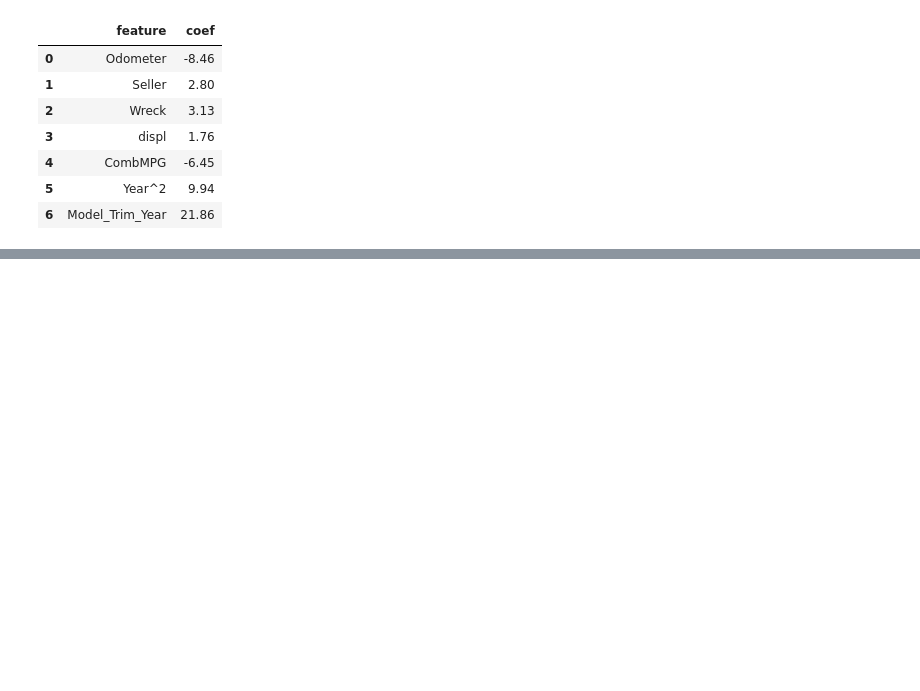
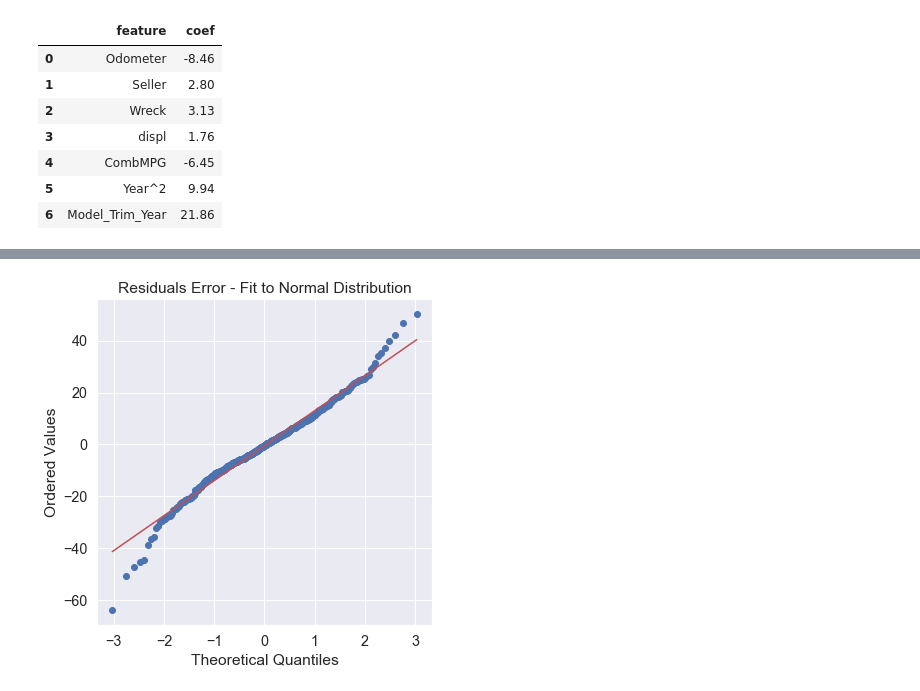
Before and after one commit to jkmackie/car_price_prediction, a Jupyter notebook: jupyter_notebooks/car_algo_final6.ipynb, the cells around one changed output, grey strips where cells are left out. Drawn from its saved outputs; the diff is of its cells as text; code cells hidden in the pictures; blank space fills up the shorter version.

```diff
--- a/jupyter_notebooks/car_algo_final6.ipynb
+++ b/jupyter_notebooks/car_algo_final6.ipynb
@@ -415,0 +425,5 @@ error count: 563 | error avg: -0.45 | high pred percent: 51.2 | low pred percent
+# %%
+#Normal probability plot for linear model.
+plot_normal_probability(predicted=y_pred_linregr, true=testY)
+# %% [output]
+[figure, added]
```
Also changed, not shown: parts of 11 cells of this notebook, 1 other file.
